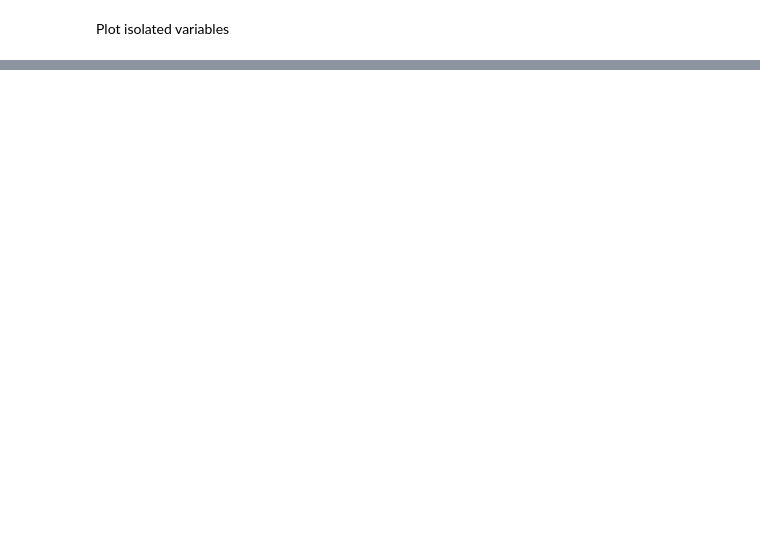
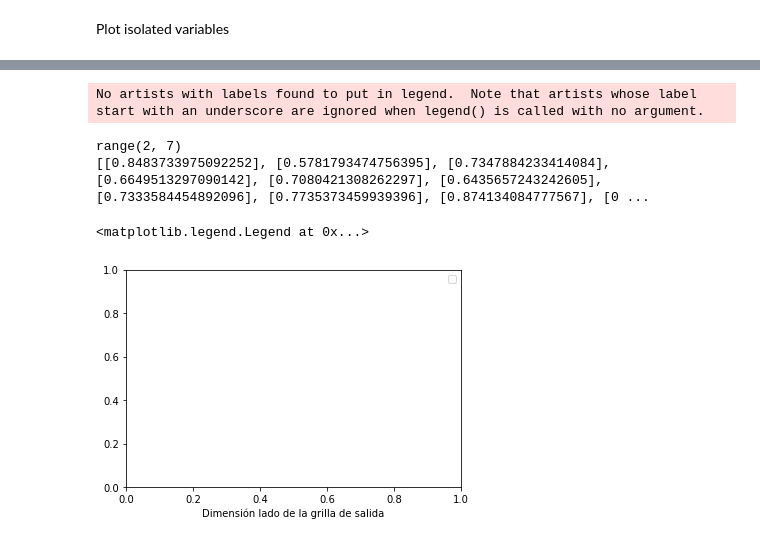
Before and after one commit to camilaborinsky/SIA-tps, a Jupyter notebook: TP4/kohonen.ipynb, the cells around one changed output, grey strips where cells are left out. Saved outputs shown, nothing was run; the diff lists cells and outputs as text; code cells hidden in the pictures; blank space fills up the shorter version.

```diff
--- a/TP4/kohonen.ipynb
+++ b/TP4/kohonen.ipynb
@@ -122,0 +188,15 @@ fig.tight_layout(pad=3.0)
+# %%
+# plt.scatter(output_dim_values, np.mean(q_errors, axis=1), label="Quantization Error", color="#099c72")
+# plt.errorbar(output_dim_values, np.mean(q_errors, axis=1), yerr=np.std(q_errors, axis=1), ecolor = 'grey', elinewidth = 0.5, capsize=1.5, fmt="o")
+
+# plt.scatter(output_dim_values, np.mean(u_matrix_avg, axis=0), label="Promedio de matriz U", color="#0460db")
+# plt.errorbar(output_dim_values, np.mean(u_matrix_avg, axis=0), yerr=np.std(u_matrix_avg, axis=0), ecolor = 'grey', elinewidth = 0.5, capsize=1.5, fmt="o")
+
+plt.xlabel("Dimensión lado de la grilla de salida")
+plt.legend()
+# %% [output]
+No artists with labels found to put in legend.  Note that artists whose label start with an underscore are ignored when legend() is called with no argument.
+range(2, 7)
+[[0.8483733975092252], [0.5781793474756395], [0.7347884233414084], [0.6649513297090142], [0.7080421308262297], [0.6435657243242605], [0.7333584454892096], [0.7735373459939396], [0.874134084777567], [0 ...
+<matplotlib.legend.Legend at 0x...>
+[figure, added]
```
Also changed, not shown: parts of 11 cells of this notebook, 11 other files.
